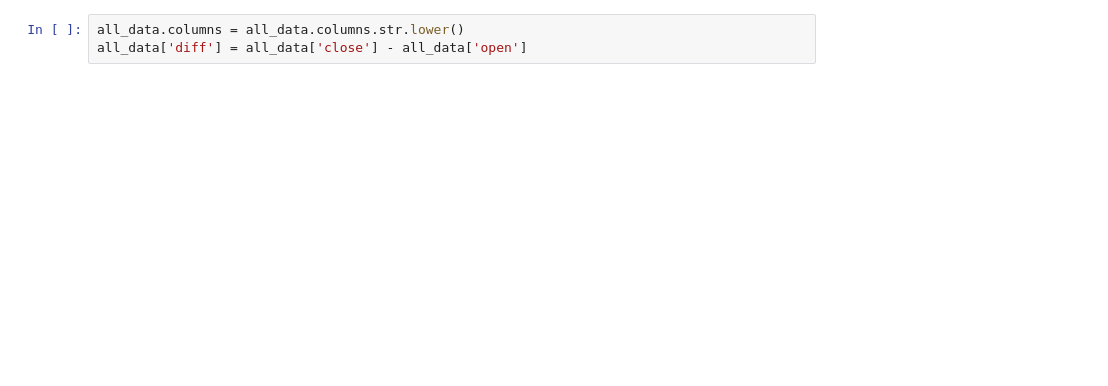
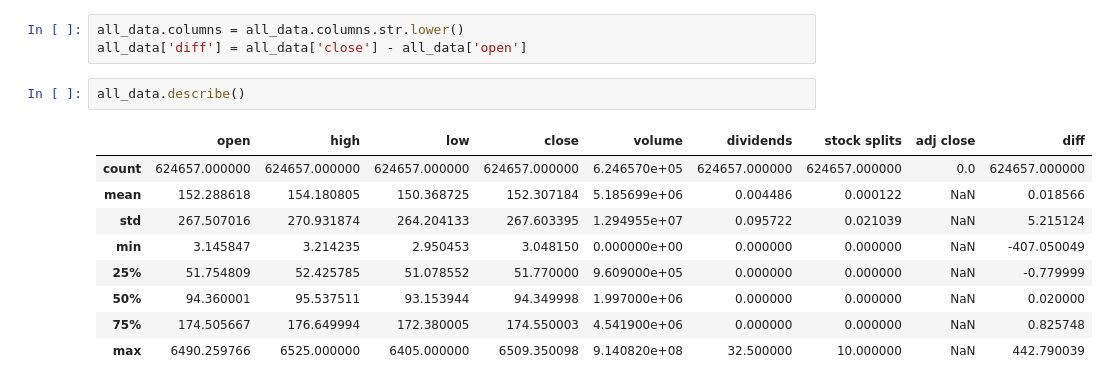
Before and after one commit to sergandri/PairTradingProject, a Jupyter notebook: draft.ipynb, the cells around one changed output. Cells and saved outputs as stored; diff of their text form; blank space fills up the shorter version.

```diff
--- a/draft.ipynb
+++ b/draft.ipynb
@@ -71,3 +66,15 @@ all_data.head()
 # %%
 all_data.columns = all_data.columns.str.lower()
 all_data['diff'] = all_data['close'] - all_data['open']
+# %%
+all_data.describe()
+# %% [output]
+|  | open | high | low | close | volume | dividends | stock splits | adj close | diff |
+| count | 624657.000000 | 624657.000000 | 624657.000000 | 624657.000000 | 6.246570e+05 | 624657.000000 | 624657.000000 | 0.0 | 624657.000000 |
+| mean | 152.288618 | 154.180805 | 150.368725 | 152.307184 | 5.185699e+06 | 0.004486 | 0.000122 | NaN | 0.018566 |
+| std | 267.507016 | 270.931874 | 264.204133 | 267.603395 | 1.294955e+07 | 0.095722 | 0.021039 | NaN | 5.215124 |
+| min | 3.145847 | 3.214235 | 2.950453 | 3.048150 | 0.000000e+00 | 0.000000 | 0.000000 | NaN | -407.050049 |
+| 25% | 51.754809 | 52.425785 | 51.078552 | 51.770000 | 9.609000e+05 | 0.000000 | 0.000000 | NaN | -0.779999 |
+| 50% | 94.360001 | 95.537511 | 93.153944 | 94.349998 | 1.997000e+06 | 0.000000 | 0.000000 | NaN | 0.020000 |
+| 75% | 174.505667 | 176.649994 | 172.380005 | 174.550003 | 4.541900e+06 | 0.000000 | 0.000000 | NaN | 0.825748 |
+| max | 6490.259766 | 6525.000000 | 6405.000000 | 6509.350098 | 9.140820e+08 | 32.500000 | 10.000000 | NaN | 442.790039 |
```
Also changed, not shown: parts of 24 cells of this notebook, 1 other file.
